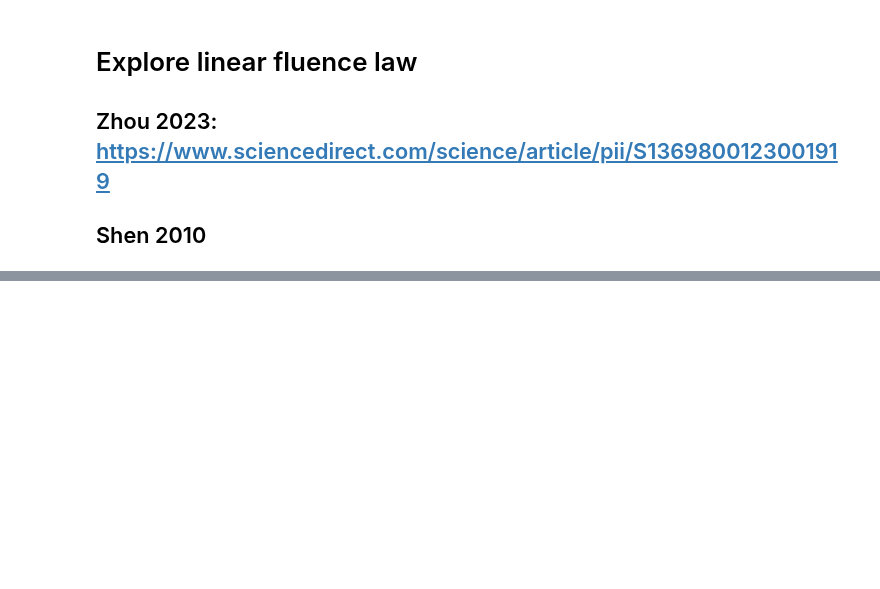
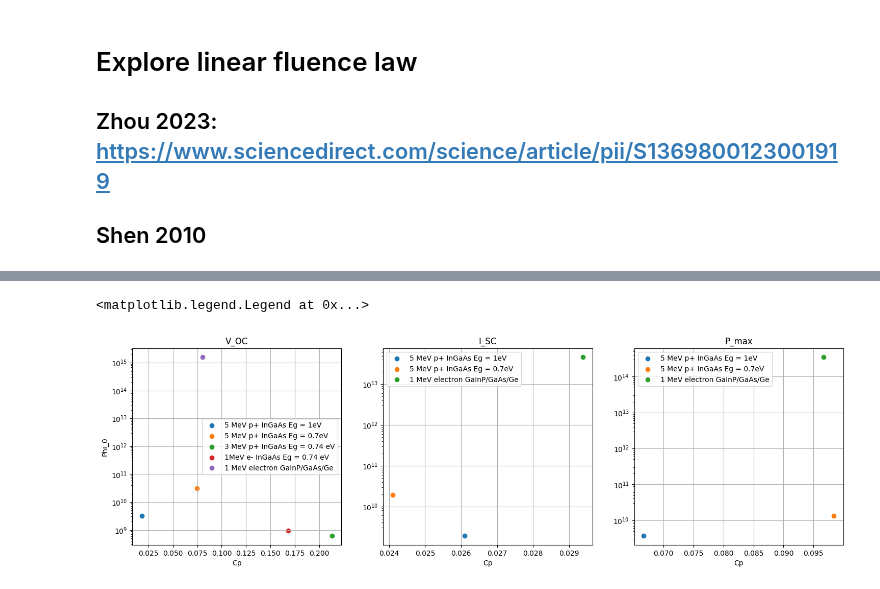
Before and after one commit to Thomas-Oz-Dunn/solar_cell_rad_modeling, a Jupyter notebook: notebooks/zhou_empirical_linear_power_law.ipynb, the cells around one changed output, grey strips where cells are left out. Saved outputs shown, nothing was run; the diff lists cells and outputs as text; code cells hidden in the pictures; blank space fills up the shorter version.

```diff
--- a/notebooks/zhou_empirical_linear_power_law.ipynb
+++ b/notebooks/zhou_empirical_linear_power_law.ipynb
@@ -28,7 +28,7 @@ class fluencePowerLaw:
 # TODO-TD: we could make a dataclass to wrap a dataframe?
 # Required vs optional columns
 
-df = pd.read_csv("./Wang2021.csv")
+df = pd.read_csv("../data/Wang2021.csv")
 
 def model(x, c, x0):
     return 1 - c * np.log(1 + x / x0)
@@ -70,38 +81,92 @@ for (ptype, energy), grp in df.groupby(['particle type', 'energy (MeV)']):
 # %%
-
-plt.scatter(
+g, axs = plt.subplots(1, 3, figsize=(18, 5))
+axs[0].scatter(
     0.018,
     3.251e9,
     label='5 MeV p+ InGaAs Eg = 1eV'
 )
 
-plt.scatter(
+axs[0].scatter(
     0.0747,
     3.148e10,
     label='5 MeV p+ InGaAs Eg = 0.7eV'
 )
-plt.scatter(
+axs[0].scatter(
     0.213,
     0.61e9,
     label='3 MeV p+ InGaAs Eg = 0.74 eV'
 )
 
-plt.scatter(
+axs[0].scatter(
     0.168,
     0.92e9,
     label='1MeV e- InGaAs Eg = 0.74 eV'
 )
 
 for k, v in wang_2021_results.items():
-    plt.scatter(
+    axs[0].scatter(
         v['V_oc']['Cp'],
         v['V_oc']['Phi_0'],
         label=k
     )
 
-plt.title('V_OC')
-plt.xlabel('Cp')
-plt.ylabel('Phi_0')
-plt.yscale('log')
-plt.grid()
-plt.legend()
+axs[0].set_title('V_OC')
+axs[0].set_xlabel('Cp')
+axs[0].set_ylabel('Phi_0')
+axs[0].set_yscale('log')
+axs[0].grid()
+axs[0].legend()
+
+axs[1].scatter(
+    0.0261,
+    1.902e9,
+    label='5 MeV p+ InGaAs Eg = 1eV'
+)
+
+axs[1].scatter(
+    0.0241,
+    1.904e10,
+    label='5 MeV p+ InGaAs Eg = 0.7eV'
+)
+
+for k, v in wang_2021_results.items():
+    axs[1].scatter(
+        v['I_SC']['Cp'],
+        v['I_SC']['Phi_0'],
+        label=k
+    )
+
+axs[1].set_title('I_SC')
+axs[1].set_xlabel('Cp')
+axs[1].set_yscale('log')
+axs[1].grid()
+axs[1].legend()
+
+
+axs[2].scatter(
+    0.0667,
+    3.678e9,
+    label='5 MeV p+ InGaAs Eg = 1eV'
+)
+
+axs[2].scatter(
+    0.0984,
+    1.312e10,
+    label='5 MeV p+ InGaAs Eg = 0.7eV'
+)
+
+for k, v in wang_2021_results.items():
+    axs[2].scatter(
+        v['P_max']['Cp'],
+        v['P_max']['Phi_0'],
+        label=k
+    )
+
+axs[2].set_title('P_max')
+axs[2].set_xlabel('Cp')
+axs[2].set_yscale('log')
+axs[2].grid()
+axs[2].legend()
+# %% [output]
+<matplotlib.legend.Legend at 0x...>
+[figure, added]
```
Also changed, not shown: parts of 3 cells of this notebook, 4 other files.
